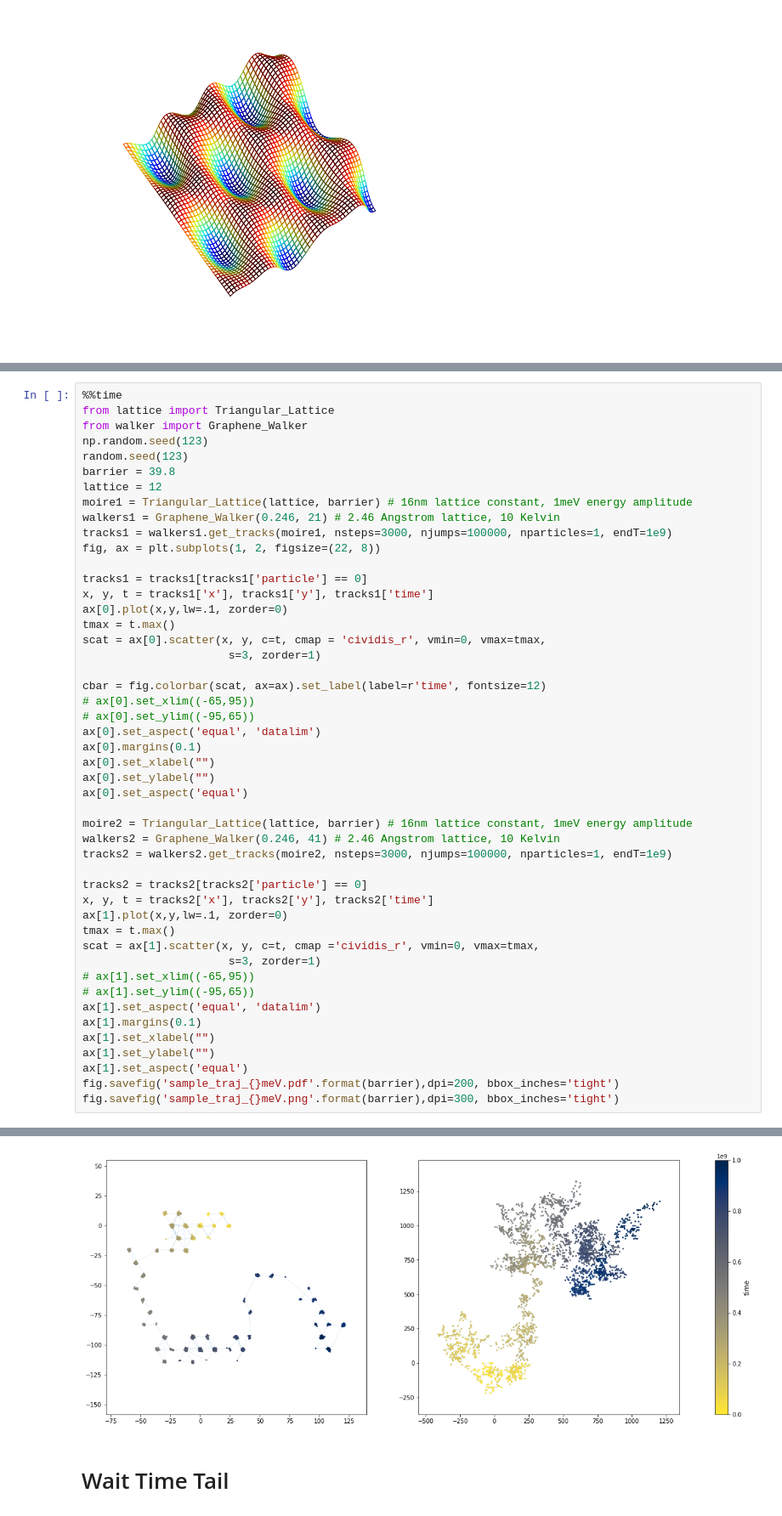
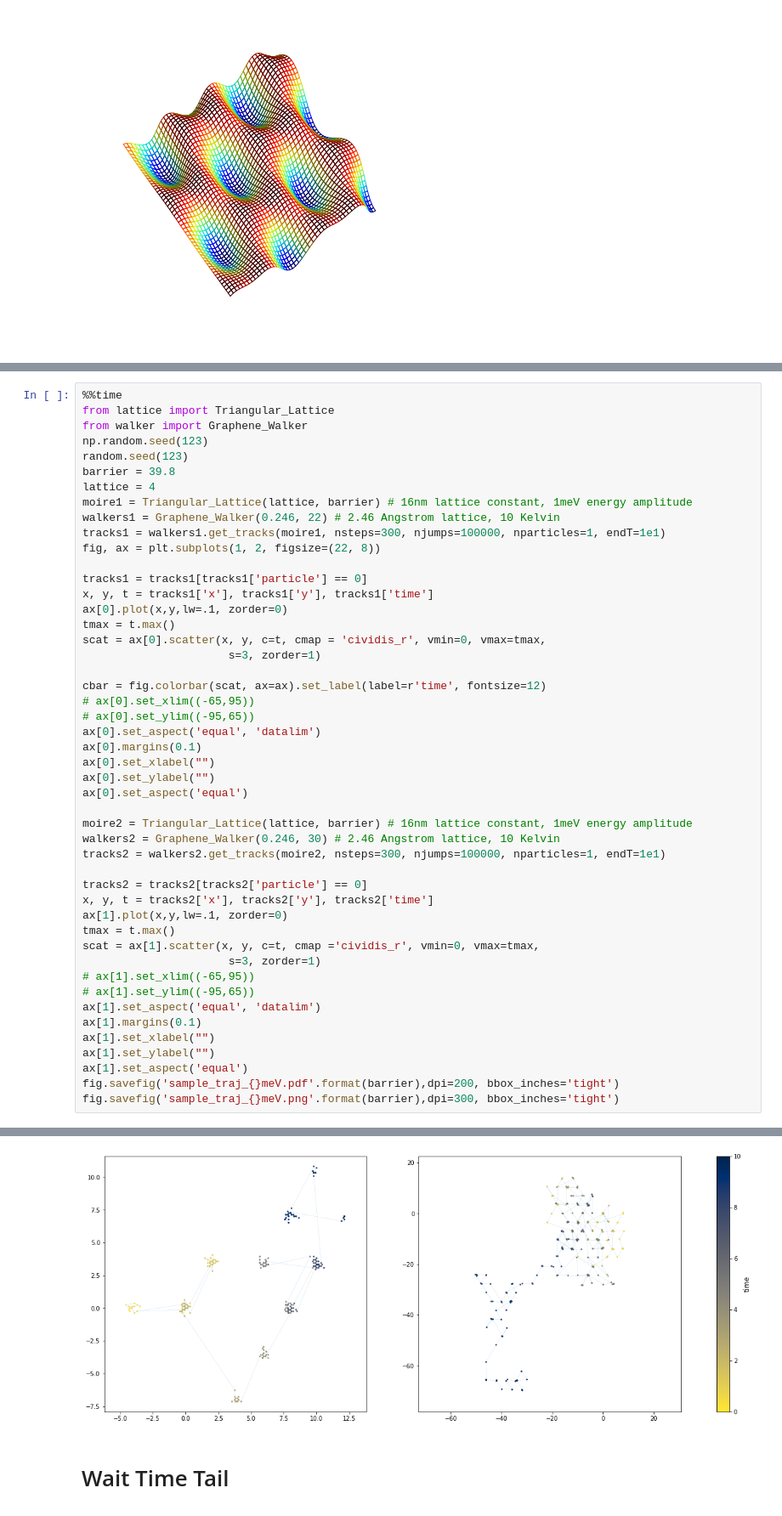
Before and after one commit to asaiacai/moire_walk, a Jupyter notebook: visualize.ipynb, the cells around one changed output, grey strips where cells are left out. Shown at 85% size. Cells and saved outputs as stored; diff of their text form.

```diff
--- a/visualize.ipynb
+++ b/visualize.ipynb
@@ -100,10 +100,10 @@ from walker import Graphene_Walker
 np.random.seed(123)
 random.seed(123)
 barrier = 39.8
-lattice = 12
+lattice = 4
 moire1 = Triangular_Lattice(lattice, barrier) # 16nm lattice constant, 1meV energy amplitude
-walkers1 = Graphene_Walker(0.246, 21) # 2.46 Angstrom lattice, 10 Kelvin
-tracks1 = walkers1.get_tracks(moire1, nsteps=3000, njumps=100000, nparticles=1, endT=1e9)
+walkers1 = Graphene_Walker(0.246, 22) # 2.46 Angstrom lattice, 10 Kelvin
+tracks1 = walkers1.get_tracks(moire1, nsteps=300, njumps=100000, nparticles=1, endT=1e1)
 fig, ax = plt.subplots(1, 2, figsize=(22, 8))
 
 tracks1 = tracks1[tracks1['particle'] == 0]
@@ -123,8 +123,8 @@ ax[0].set_ylabel("")
 ax[0].set_aspect('equal')
 
 moire2 = Triangular_Lattice(lattice, barrier) # 16nm lattice constant, 1meV energy amplitude
-walkers2 = Graphene_Walker(0.246, 41) # 2.46 Angstrom lattice, 10 Kelvin
-tracks2 = walkers2.get_tracks(moire2, nsteps=3000, njumps=100000, nparticles=1, endT=1e9)
+walkers2 = Graphene_Walker(0.246, 30) # 2.46 Angstrom lattice, 10 Kelvin
+tracks2 = walkers2.get_tracks(moire2, nsteps=300, njumps=100000, nparticles=1, endT=1e1)
 
 tracks2 = tracks2[tracks2['particle'] == 0]
 x, y, t = tracks2['x'], tracks2['y'], tracks2['time']
@@ -149,4 +149,4 @@ Wall time: 8.23 s
-[figure, old version]
+[figure, new version]
 # %% [markdown]
 # Wait Time Tail
 # %%
```
Also changed, not shown: parts of 28 cells of this notebook, 2 other files.
